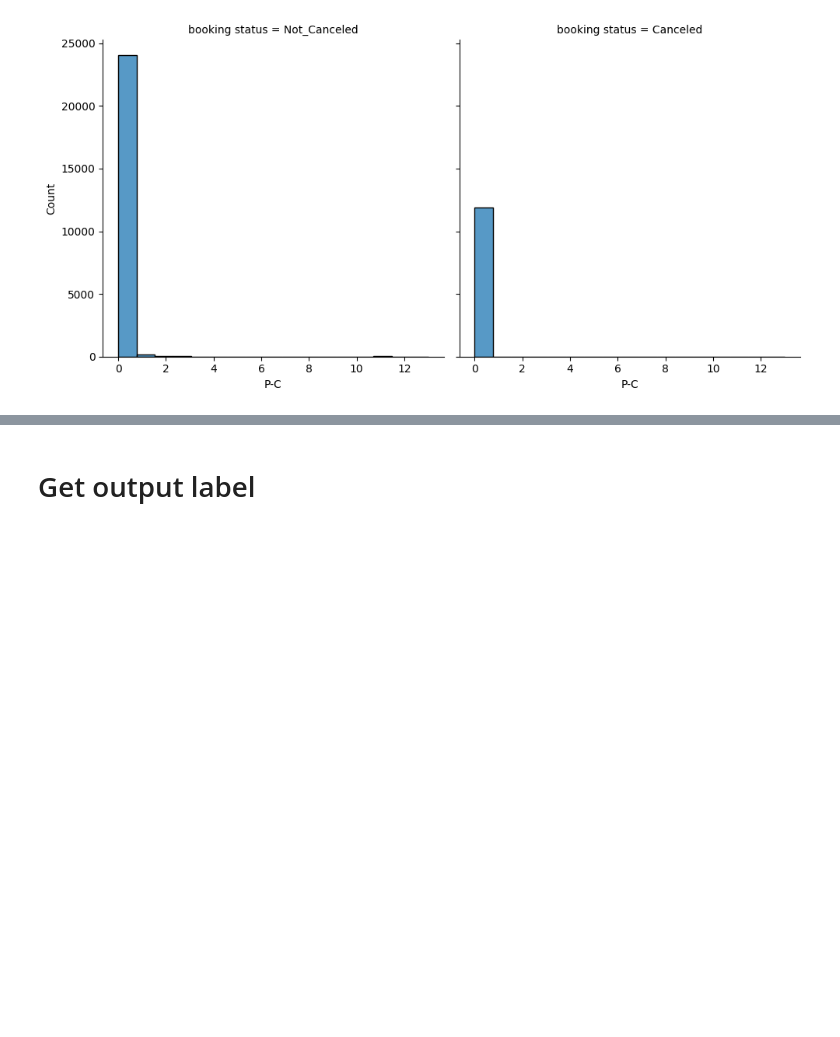
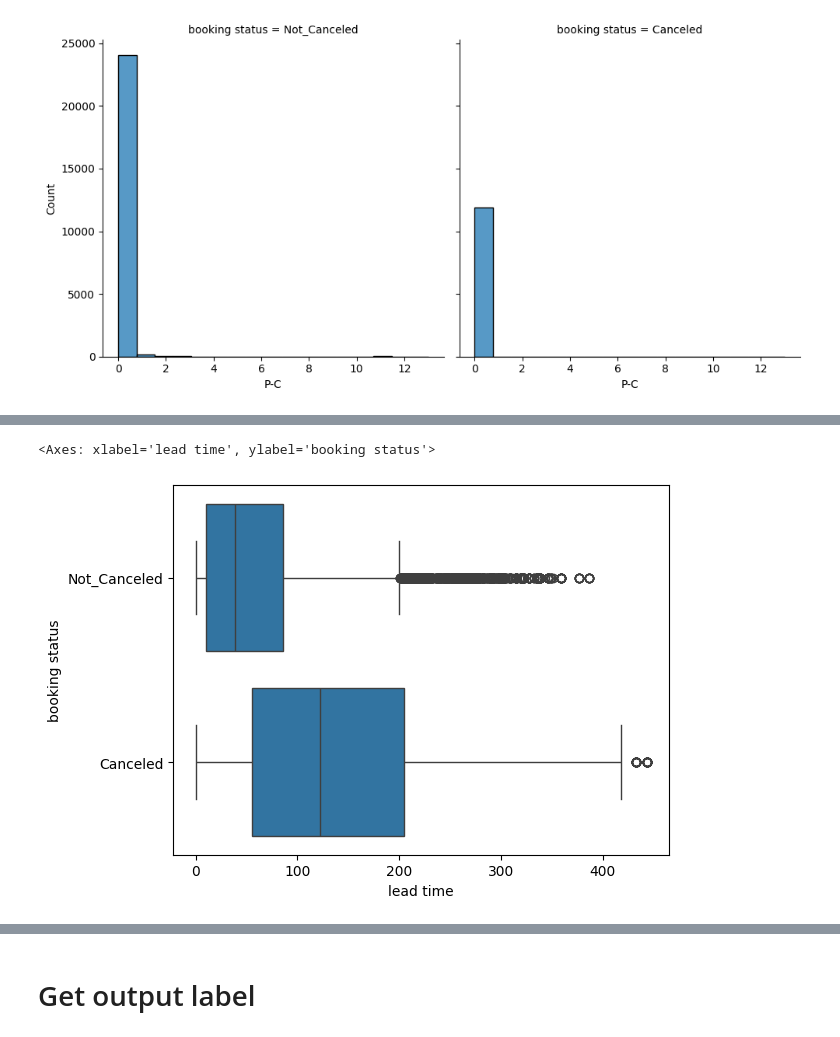
Before and after one commit to sayedali1/cellura, a Jupyter notebook: hotel_data_prep.ipynb, the cells around one changed output, grey strips where cells are left out. Saved outputs shown, nothing was run; the diff lists cells and outputs as text; code cells hidden in the pictures; blank space fills up the shorter version.

```diff
--- a/hotel_data_prep.ipynb
+++ b/hotel_data_prep.ipynb
@@ -98,0 +122,5 @@ sns.boxplot(data=hotel_data, orient="h")
+# %%
+sns.boxplot(data=hotel_data, y="booking status" ,x="lead time", orient="h")
+# %% [output]
+<Axes: xlabel='lead time', ylabel='booking status'>
+[figure, added]
```
Also changed, not shown: parts of 9 cells of this notebook.
